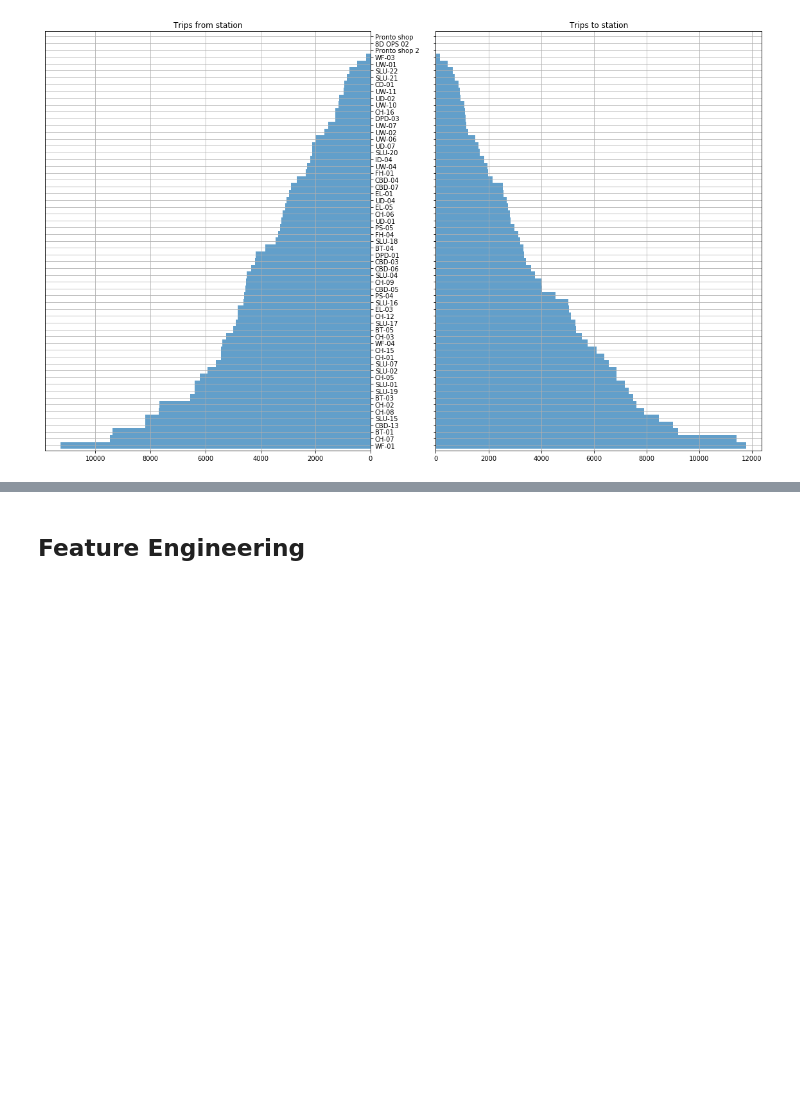
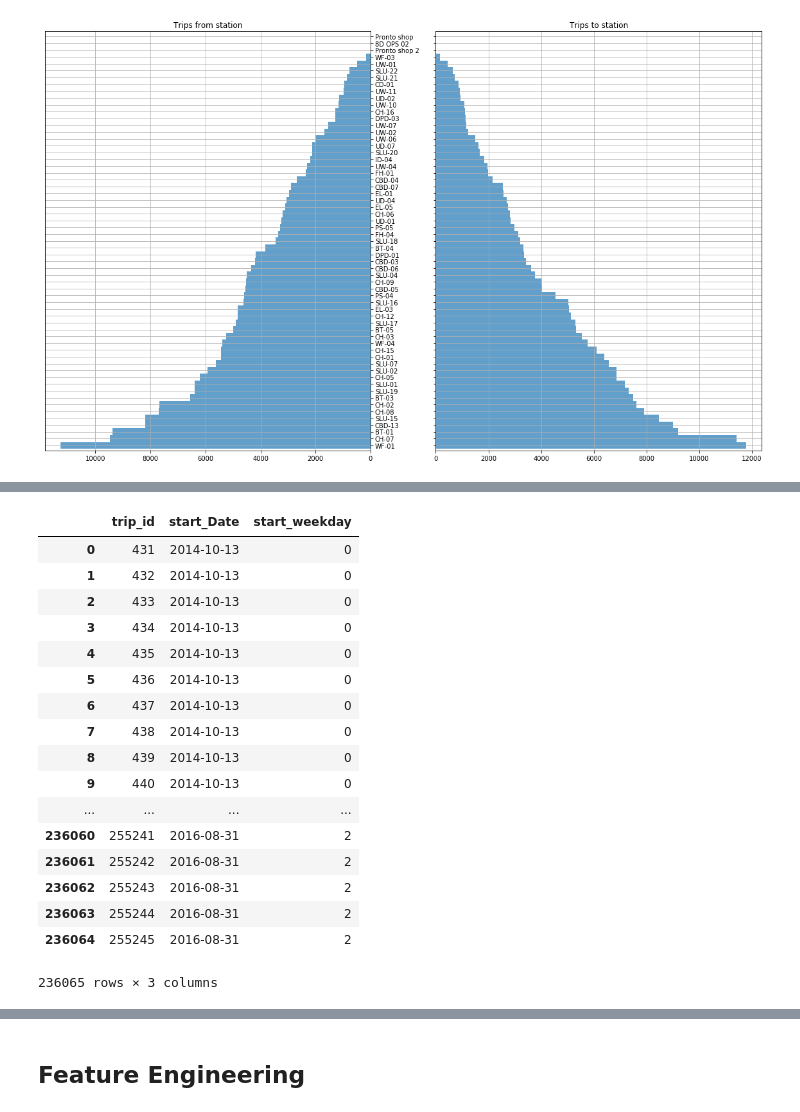
Before and after one commit to s-gr/RSSMNN, a Jupyter notebook: notebook.ipynb, the cells around one changed output, grey strips where cells are left out. Saved outputs shown, nothing was run; the diff lists cells and outputs as text; code cells hidden in the pictures; blank space fills up the shorter version.

```diff
--- a/notebook.ipynb
+++ b/notebook.ipynb
@@ -310,0 +330,21 @@ plt.show()
+# %%
+trip[['trip_id','start_Date', 'start_weekday']]
+# %% [output]
+|  | trip_id | start_Date | start_weekday |
+| 0 | 431 | 2014-10-13 | 0 |
+| 1 | 432 | 2014-10-13 | 0 |
+| 2 | 433 | 2014-10-13 | 0 |
+| 3 | 434 | 2014-10-13 | 0 |
+| 4 | 435 | 2014-10-13 | 0 |
+| 5 | 436 | 2014-10-13 | 0 |
+| 6 | 437 | 2014-10-13 | 0 |
+| 7 | 438 | 2014-10-13 | 0 |
+| 8 | 439 | 2014-10-13 | 0 |
+| 9 | 440 | 2014-10-13 | 0 |
+| ... | ... | ... | ... |
+| 236060 | 255241 | 2016-08-31 | 2 |
+| 236061 | 255242 | 2016-08-31 | 2 |
+| 236062 | 255243 | 2016-08-31 | 2 |
+| 236063 | 255244 | 2016-08-31 | 2 |
+| 236064 | 255245 | 2016-08-31 | 2 |
+236065 rows × 3 columns
```
Also changed, not shown: parts of 20 cells of this notebook, 2 other files.
